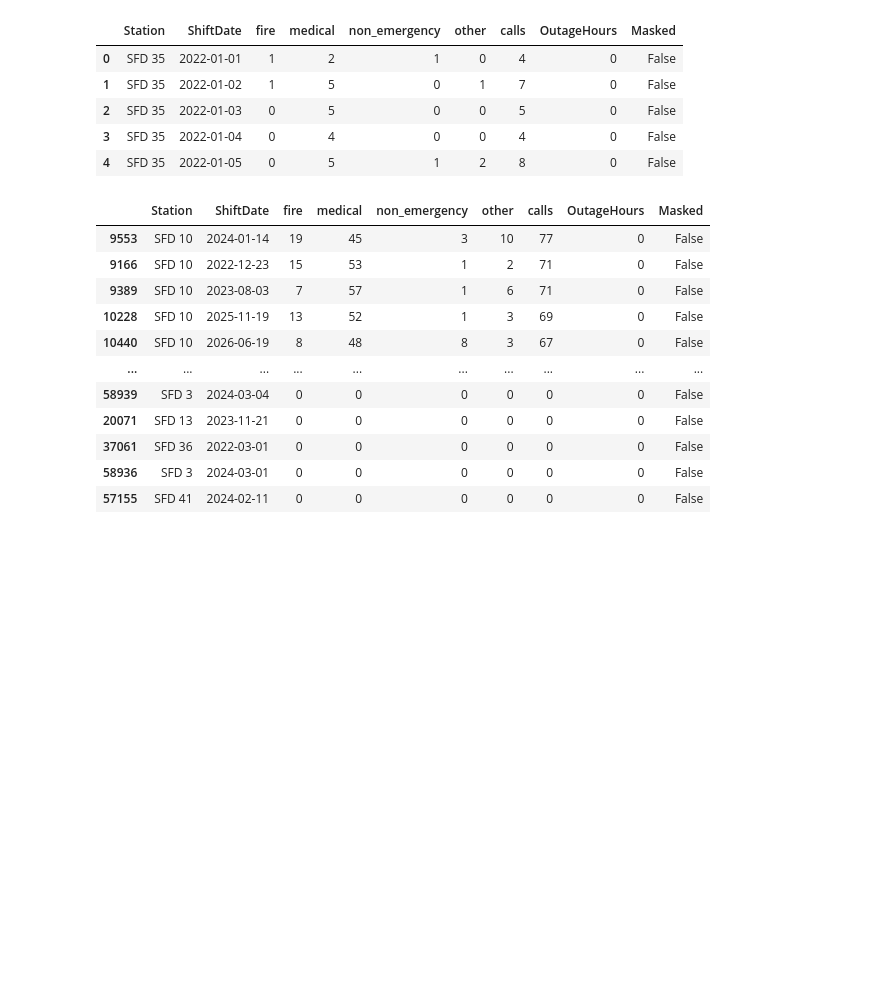
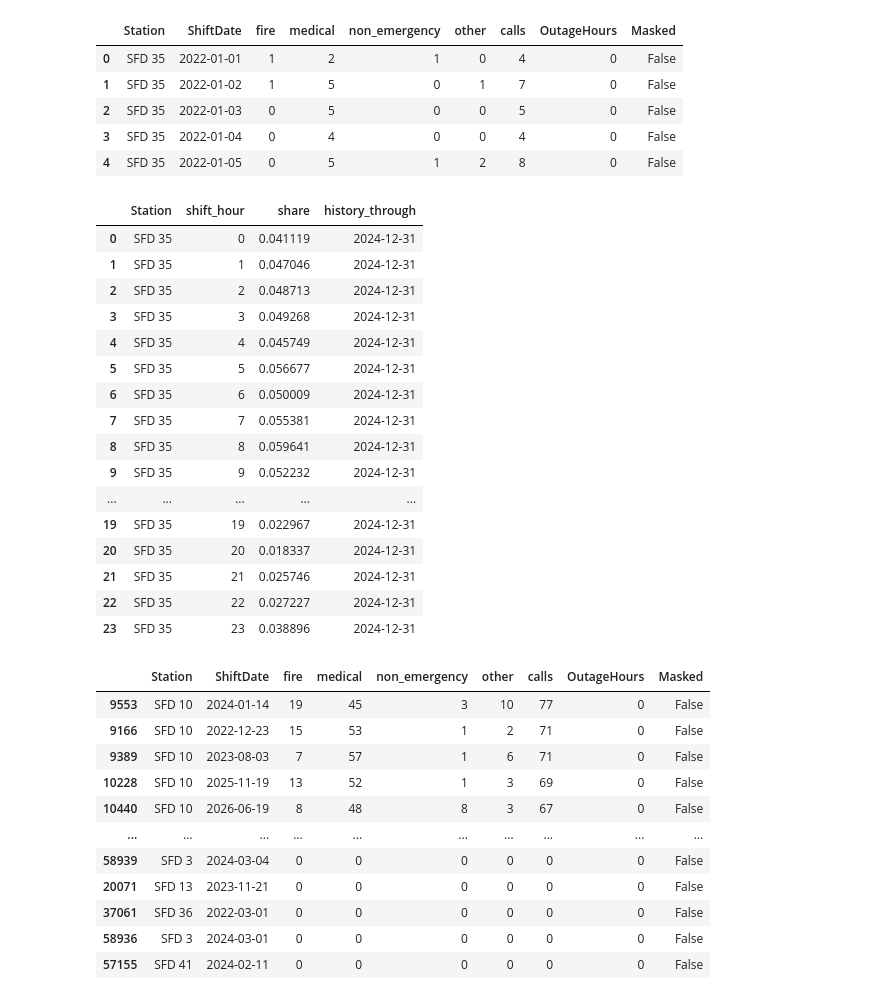
Before and after one commit to ShirleyFang/CallCast-Seattle, a Jupyter notebook: notebooks/data_clean.ipynb, the cells around one changed output. Cells and saved outputs as stored; diff of their text form; code cells hidden in the pictures; blank space fills up the shorter version.

Commit message:
Add hourly profile for the app's hourly breakdown

```diff
--- a/notebooks/data_clean.ipynb
+++ b/notebooks/data_clean.ipynb
@@ -652,6 +652,43 @@ rows with 0 calls (unmasked): 2.1%
 | 2 | SFD 35 | 2022-01-03 | 0 | 5 | 0 | 0 | 5 | 0 | False |
 | 3 | SFD 35 | 2022-01-04 | 0 | 4 | 0 | 0 | 4 | 0 | False |
 | 4 | SFD 35 | 2022-01-05 | 0 | 5 | 1 | 2 | 8 | 0 | False |
+# %%
+# share of each station's calls by hour of the shift, for the app's hourly breakdown
+# training years only, so the app can use it for any date from 2025-01-03 on
+HISTORY_THROUGH = pd.Timestamp('2024-12-31')
+
+masked_dates = table.loc[table['Masked'], 'ShiftDate'].unique()
+h = calls[(calls['ShiftDate'] <= HISTORY_THROUGH) & ~calls['ShiftDate'].isin(masked_dates)].copy()
+h['shift_hour'] = (h['Datetime'].dt.hour - 8) % 24          # 08:00 -> 0, 07:00 next day -> 23
+
+counts = (h.groupby(['Station', 'shift_hour']).size()
+           .reindex(pd.MultiIndex.from_product([stations['station'], range(24)],
+                                               names=['Station', 'shift_hour']), fill_value=0))
+profile = (counts / counts.groupby('Station').transform('sum')).rename('share').reset_index()
+profile['history_through'] = HISTORY_THROUGH.date()
+
+assert len(profile) == len(stations) * 24
+assert np.allclose(profile.groupby('Station')['share'].sum(), 1)
+profile.to_csv('../data/hourly_profile.csv', index=False)
+profile.head(24)
+# %% [output]
+|  | Station | shift_hour | share | history_through |
+| 0 | SFD 35 | 0 | 0.041119 | 2024-12-31 |
+| 1 | SFD 35 | 1 | 0.047046 | 2024-12-31 |
+| 2 | SFD 35 | 2 | 0.048713 | 2024-12-31 |
+| 3 | SFD 35 | 3 | 0.049268 | 2024-12-31 |
+| 4 | SFD 35 | 4 | 0.045749 | 2024-12-31 |
+| 5 | SFD 35 | 5 | 0.056677 | 2024-12-31 |
+| 6 | SFD 35 | 6 | 0.050009 | 2024-12-31 |
+| 7 | SFD 35 | 7 | 0.055381 | 2024-12-31 |
+| 8 | SFD 35 | 8 | 0.059641 | 2024-12-31 |
+| 9 | SFD 35 | 9 | 0.052232 | 2024-12-31 |
+| ... | ... | ... | ... | ... |
+| 19 | SFD 35 | 19 | 0.022967 | 2024-12-31 |
+| 20 | SFD 35 | 20 | 0.018337 | 2024-12-31 |
+| 21 | SFD 35 | 21 | 0.025746 | 2024-12-31 |
+| 22 | SFD 35 | 22 | 0.027227 | 2024-12-31 |
+| 23 | SFD 35 | 23 | 0.038896 | 2024-12-31 |
 # %%
 table.sort_values(by='calls', ascending=False)
 # %% [output]
```
Also changed, not shown: 1 other file.
